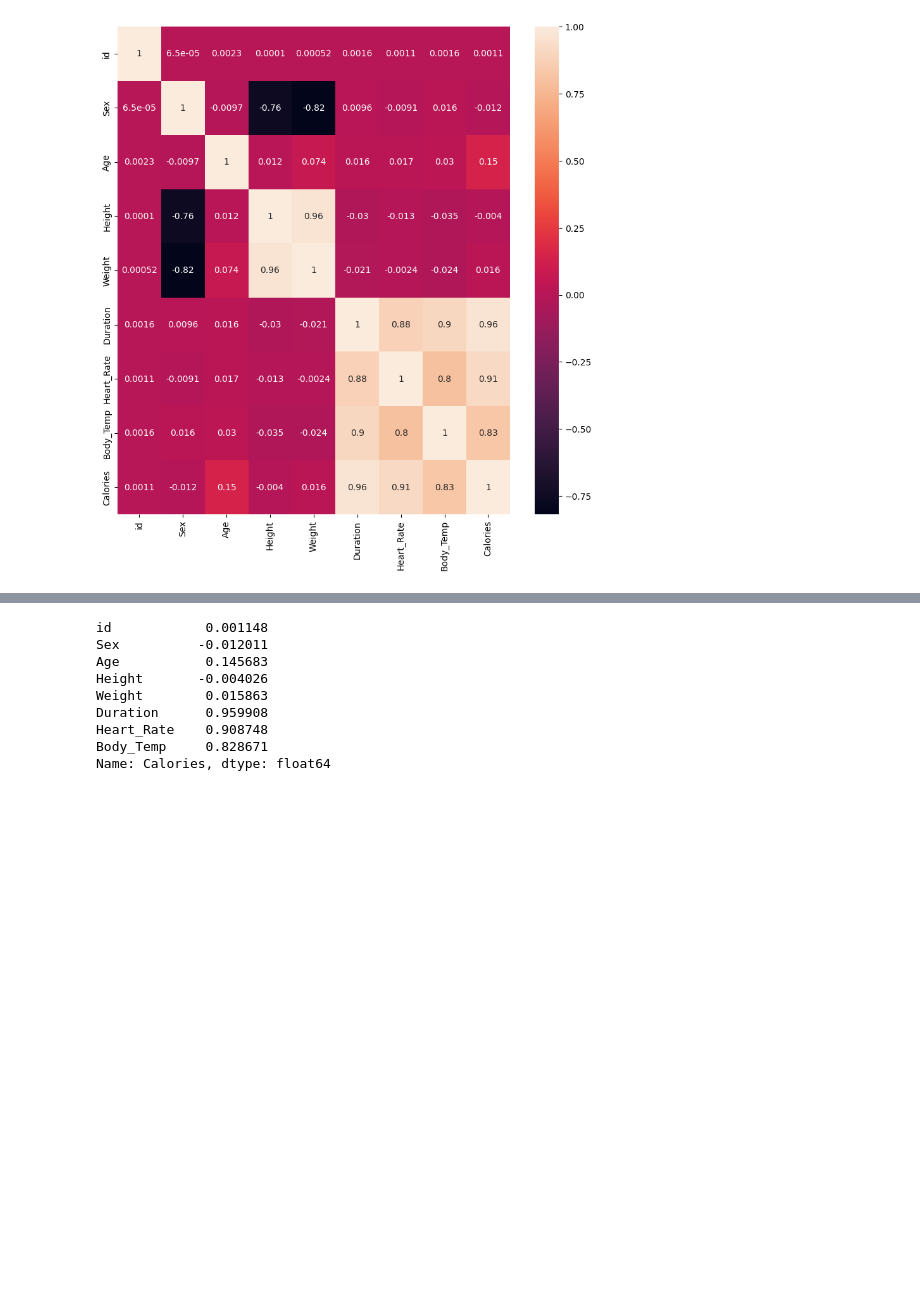
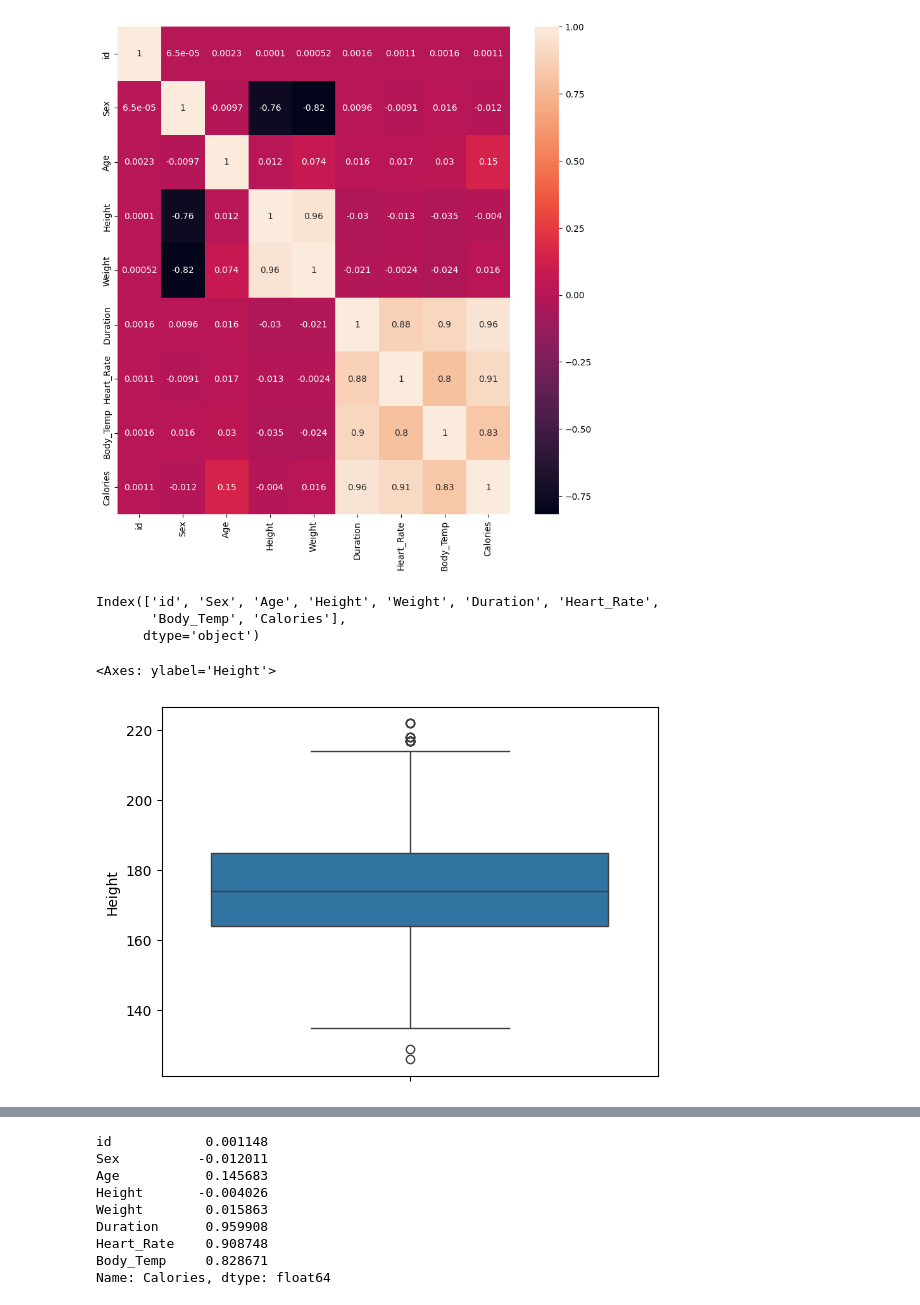
Before and after one commit to Aum-Patel1234/Machine-Learning, a Jupyter notebook: Predict Calorie Expenditure/Predict_Calorie_Expenditure.ipynb, the cells around one changed output, grey strips where cells are left out. Saved outputs shown, nothing was run; the diff lists cells and outputs as text; code cells hidden in the pictures; blank space fills up the shorter version.

```diff
--- a/Predict Calorie Expenditure/Predict_Calorie_Expenditure.ipynb
+++ b/Predict Calorie Expenditure/Predict_Calorie_Expenditure.ipynb
@@ -88,0 +91,11 @@ sns.heatmap(df.corr(), annot=True)
+# %%
+df.columns
+# %% [output]
+Index(['id', 'Sex', 'Age', 'Height', 'Weight', 'Duration', 'Heart_Rate',
+       'Body_Temp', 'Calories'],
+      dtype='object')
+# %%
+sns.boxplot(df['Height'])
+# %% [output]
+<Axes: ylabel='Height'>
+[figure, added]
```
Also changed, not shown: parts of 71 cells of this notebook.
